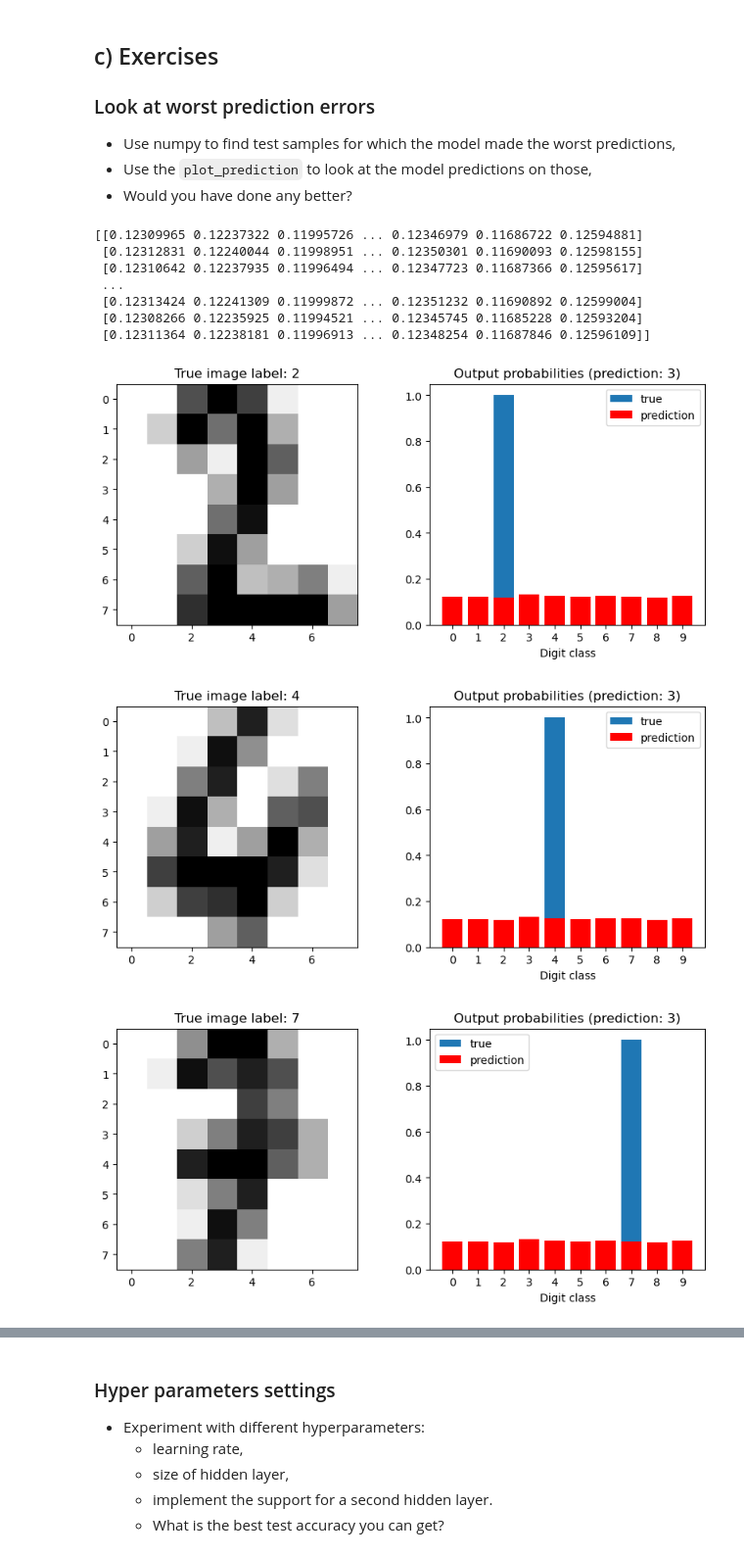
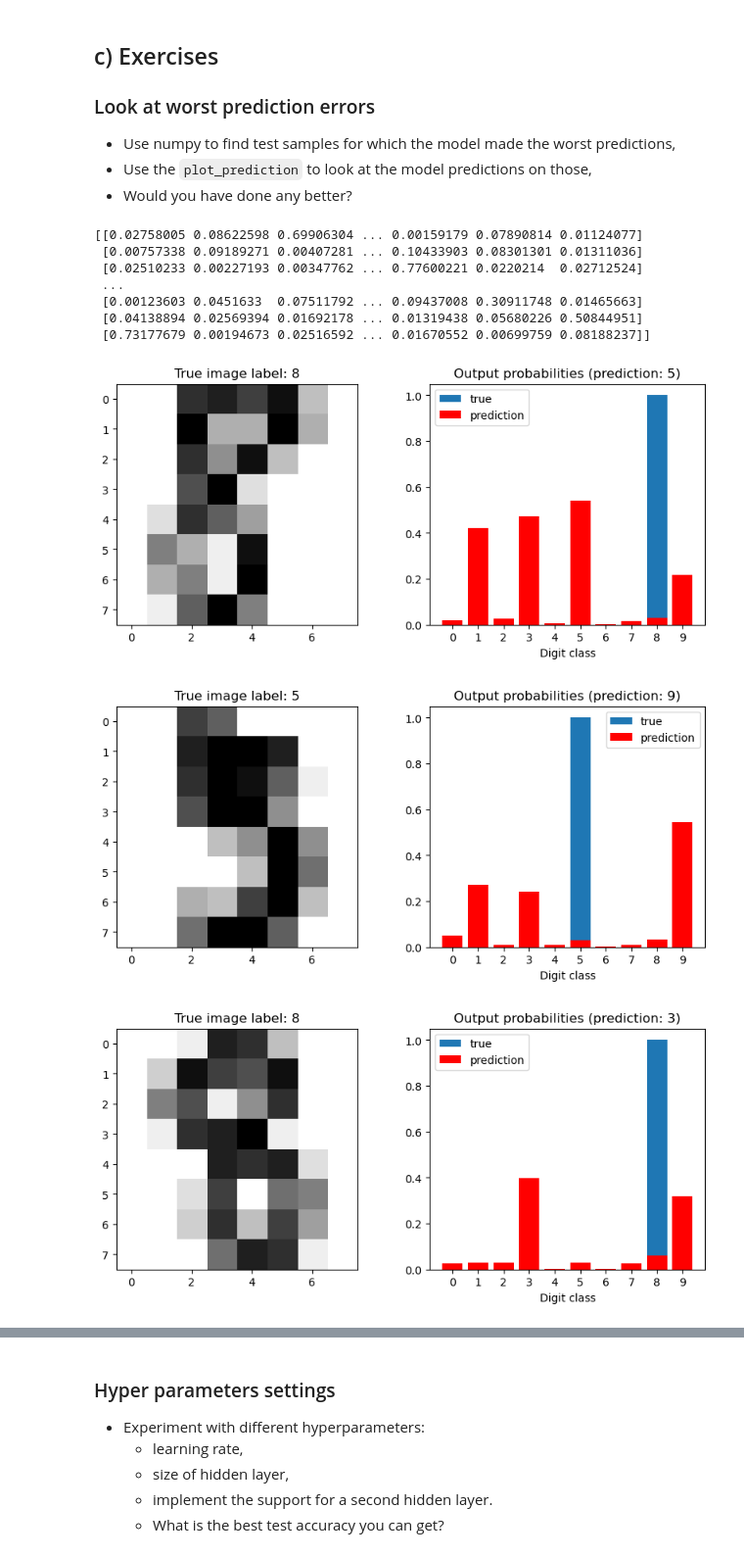
Before and after one commit to abeerkhe/deep_learning, a Jupyter notebook: 01_materials/labs/lab_2.ipynb, the cells around one changed output, grey strips where cells are left out. Shown: that part at 98% size. Drawn from its saved outputs; the diff is of its cells as text; code cells hidden in the pictures.

```diff
--- a/01_materials/labs/lab_2.ipynb
+++ b/01_materials/labs/lab_2.ipynb
@@ -368,14 +368,14 @@ class NeuralNet():
         self.Z_h = np.dot(X, self.W_h) + self.b_h
 
         # Apply the sigmoid activation function
-        return sigmoid(self.Z_h) * (1 - sigmoid(self.Z_h))
+        return sigmoid(self.Z_h)
 
     def forward_output(self, H):
         # Compute the linear combination of the hidden layer activation and weights
         self.Z_o = np.dot(H, self.W_o) + self.b_o
 
         # Apply the sigmoid activation function
-        return sigmoid(self.Z_o) * (1 - sigmoid(self.Z_o))
+        return sigmoid(self.Z_o)
 
     def forward(self, X):
         # Compute the forward activations of the hidden and output layers
@@ -397,8 +397,10 @@ class NeuralNet():
         # Compute the error at the output layer
         error_o = y_pred - y_true
 
+        H = sigmoid(self.Z_h)
+
         # Compute the gradient of the loss with respect to W_o and b_o
-        grad_W_o = np.dot(self.Z_h.T, error_o)
+        grad_W_o = np.dot(H.T, error_o)
         grad_b_o = np.sum(error_o, axis=0)
 
         # Compute the error at the hidden layer
@@ -466,7 +468,7 @@ accuracies_test.append(model.accuracy(X_test, y_test))
 print("Random init: train loss: %0.5f, train acc: %0.3f, test acc: %0.3f"
       % (losses[-1], accuracies[-1], accuracies_test[-1]))
 
-for epoch in range(15):
+for epoch in range(50):
     for i, (x, y) in enumerate(zip(X_train, y_train)):
         model.train(x, y, 0.001)
 
@@ -520,27 +523,27 @@ plot_prediction(model, sample_idx=4)
 # %%
 probability_set = model.forward(X_test)
 print(probability_set)
 
 list_of_probabilities = []
 for i in range(len(y_test)):
     sample_label = y_test[i] #The label for the sample in the test set e.g., if y[1] = 5 as the value label, sample_label = 5
     sample_probabilities = probability_set[i] #get all probabilities for this sample e.g., for y[1] what the model predicted as the true value (5=80%, 6=20%, etc.)
     list_of_probabilities.append(sample_probabilities[sample_label]) #put the prediction for the true value into list of probabilities e.g., put 80% ~= 0.80 into the list
 
 list_of_probabilities = np.array(list_of_probabilities) #convert to numpy array
 
 worst_preds = np.argsort(list_of_probabilities)
 
 for n in range(3):
-    plot_prediction(model, sample_idx=n)
+    plot_prediction(model, sample_idx=worst_preds[n])
 # %% [output]
-[[0.12309965 0.12237322 0.11995726 ... 0.12346979 0.11686722 0.12594881]
- [0.12312831 0.12240044 0.11998951 ... 0.12350301 0.11690093 0.12598155]
- [0.12310642 0.12237935 0.11996494 ... 0.12347723 0.11687366 0.12595617]
+[[0.02758005 0.08622598 0.69906304 ... 0.00159179 0.07890814 0.01124077]
+ [0.00757338 0.09189271 0.00407281 ... 0.10433903 0.08301301 0.01311036]
+ [0.02510233 0.00227193 0.00347762 ... 0.77600221 0.0220214  0.02712524]
  ...
- [0.12313424 0.12241309 0.11999872 ... 0.12351232 0.11690892 0.12599004]
- [0.12308266 0.12235925 0.11994521 ... 0.12345745 0.11685228 0.12593204]
- [0.12311364 0.12238181 0.11996913 ... 0.12348254 0.11687846 0.12596109]]
+ [0.00123603 0.0451633  0.07511792 ... 0.09437008 0.30911748 0.01465663]
+ [0.04138894 0.02569394 0.01692178 ... 0.01319438 0.05680226 0.50844951]
+ [0.73177679 0.00194673 0.02516592 ... 0.01670552 0.00699759 0.08188237]]
-[figure, old version]
+[figure, new version]
-[figure, old version]
+[figure, new version]
-[figure, old version]
+[figure, new version]
```
Also changed, not shown: parts of 28 cells of this notebook, 2 other files.
